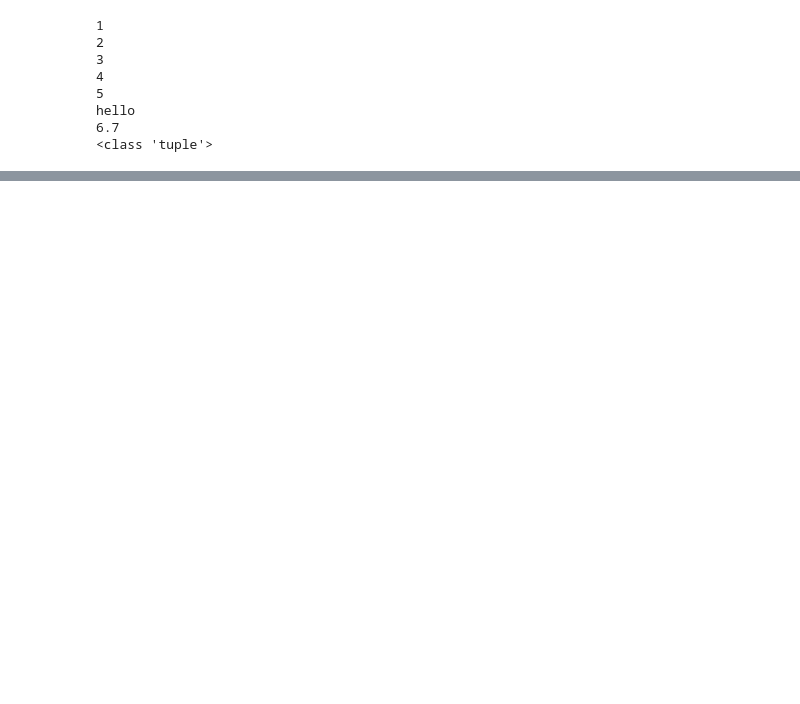
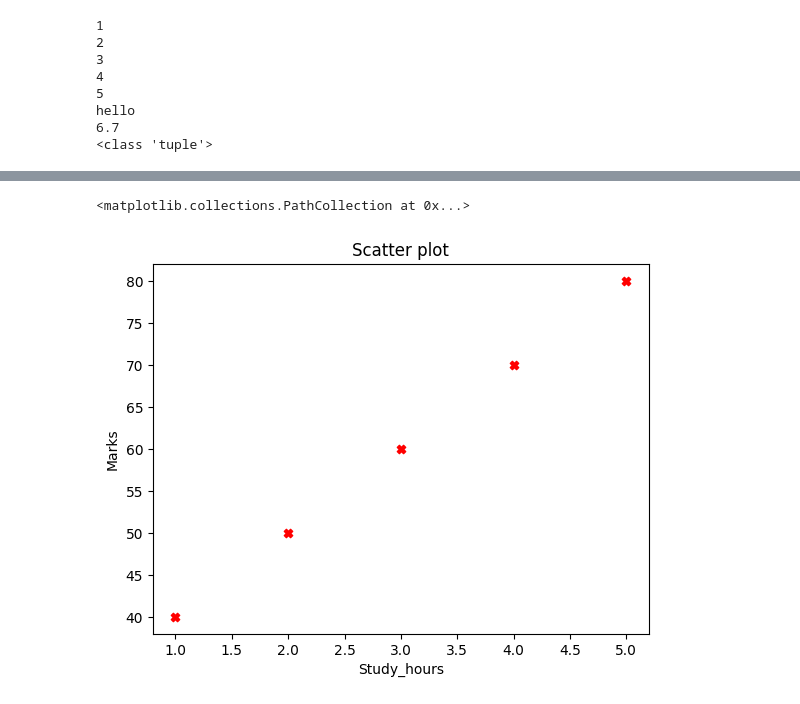
Before and after one commit to Muruli72/python, a Jupyter notebook: test.ipynb, the cells around one changed output, grey strips where cells are left out. Saved outputs shown, nothing was run; the diff lists cells and outputs as text; code cells hidden in the pictures; blank space fills up the shorter version.

```diff
--- a/test.ipynb
+++ b/test.ipynb
@@ -51,0 +609,9 @@ hello
+# %%
+Study_Hours = [1,2,3,4,5];Marks = [40,50,60,70,80]
+plt.xlabel("Study_hours")
+plt.ylabel('Marks')
+plt.title("Scatter plot")
+plt.scatter(Study_Hours,Marks,color='red',marker='X')
+# %% [output]
+<matplotlib.collections.PathCollection at 0x...>
+[figure, added]
```
Also changed, not shown: parts of 66 cells of this notebook, 28 other files.
